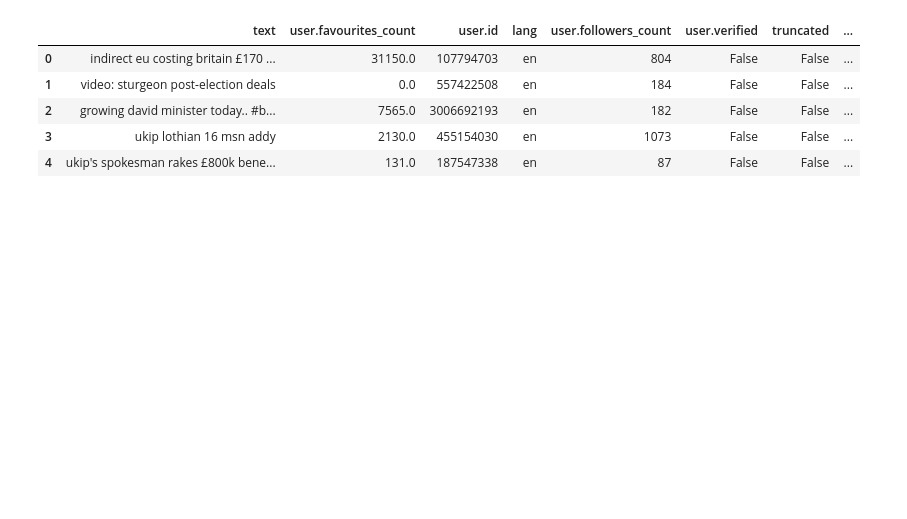
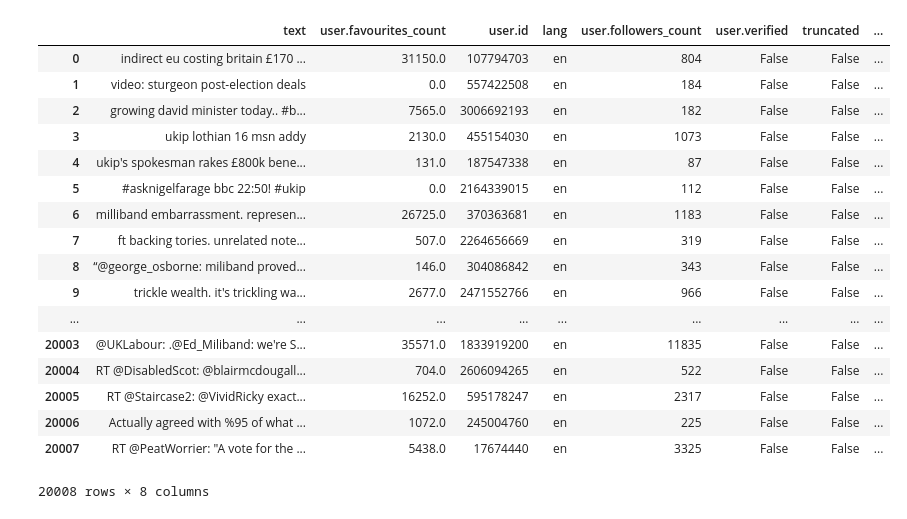
Before and after one commit to arjun123-iitkgp/bostonbombing, a Jupyter notebook: twitter-files/Remove@tags.ipynb, the cells around one changed output. Cells and saved outputs as stored; diff of their text form; code cells hidden in the pictures; blank space fills up the shorter version.

```diff
--- a/twitter-files/Remove@tags.ipynb
+++ b/twitter-files/Remove@tags.ipynb
@@ -18,11 +36,23 @@ for i in xrange(2000):
 # %%
 df.to_csv('tweets_dataframe.csv', sep='\t',index_label=False) #Remove links present in tweet texts.
 # %%
-df.head()
+df
 # %% [output]
 |  | text | user.favourites_count | user.id | lang | user.followers_count | user.verified | truncated | ... |
 | 0 | indirect eu costing britain £170 ... | 31150.0 | 107794703 | en | 804 | False | False | ... |
 | 1 | video: sturgeon post-election deals | 0.0 | 557422508 | en | 184 | False | False | ... |
 | 2 | growing david minister today.. #b... | 7565.0 | 3006692193 | en | 182 | False | False | ... |
 | 3 | ukip lothian 16 msn addy | 2130.0 | 455154030 | en | 1073 | False | False | ... |
 | 4 | ukip's spokesman rakes £800k bene... | 131.0 | 187547338 | en | 87 | False | False | ... |
+| 5 | #asknigelfarage bbc 22:50! #ukip | 0.0 | 2164339015 | en | 112 | False | False | ... |
+| 6 | milliband embarrassment. represen... | 26725.0 | 370363681 | en | 1183 | False | False | ... |
+| 7 | ft backing tories. unrelated note... | 507.0 | 2264656669 | en | 319 | False | False | ... |
+| 8 | “@george_osborne: miliband proved... | 146.0 | 304086842 | en | 343 | False | False | ... |
+| 9 | trickle wealth. it's trickling wa... | 2677.0 | 2471552766 | en | 966 | False | False | ... |
+| ... | ... | ... | ... | ... | ... | ... | ... | ... |
+| 20003 | @UKLabour: .@Ed_Miliband: we're S... | 35571.0 | 1833919200 | en | 11835 | False | False | ... |
+| 20004 | RT @DisabledScot: @blairmcdougall... | 704.0 | 2606094265 | en | 522 | False | False | ... |
+| 20005 | RT @Staircase2: @VividRicky exact... | 16252.0 | 595178247 | en | 2317 | False | False | ... |
+| 20006 | Actually agreed with %95 of what ... | 1072.0 | 245004760 | en | 225 | False | False | ... |
+| 20007 | RT @PeatWorrier: "A vote for the ... | 5438.0 | 17674440 | en | 3325 | False | False | ... |
+20008 rows × 8 columns
```
Also changed, not shown: parts of 1 cell of this notebook, 2 other files.
